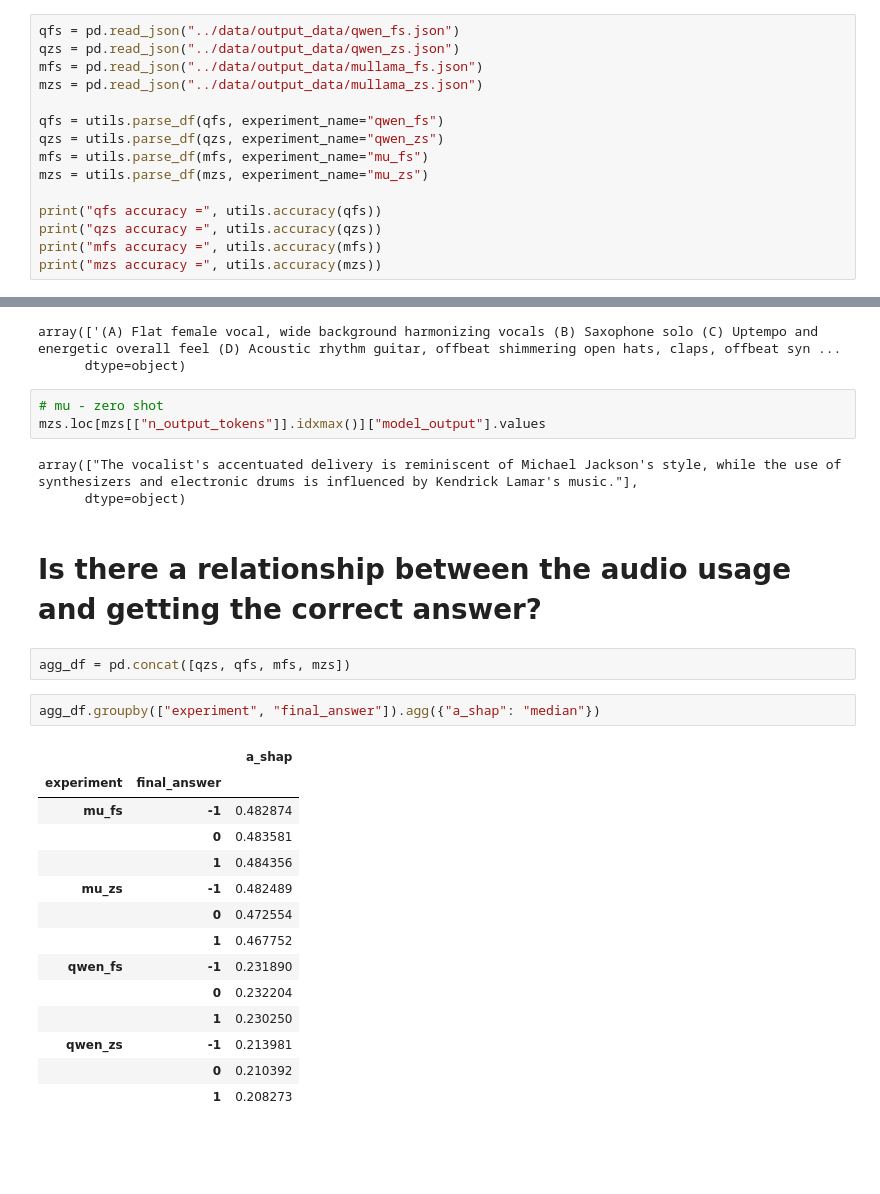
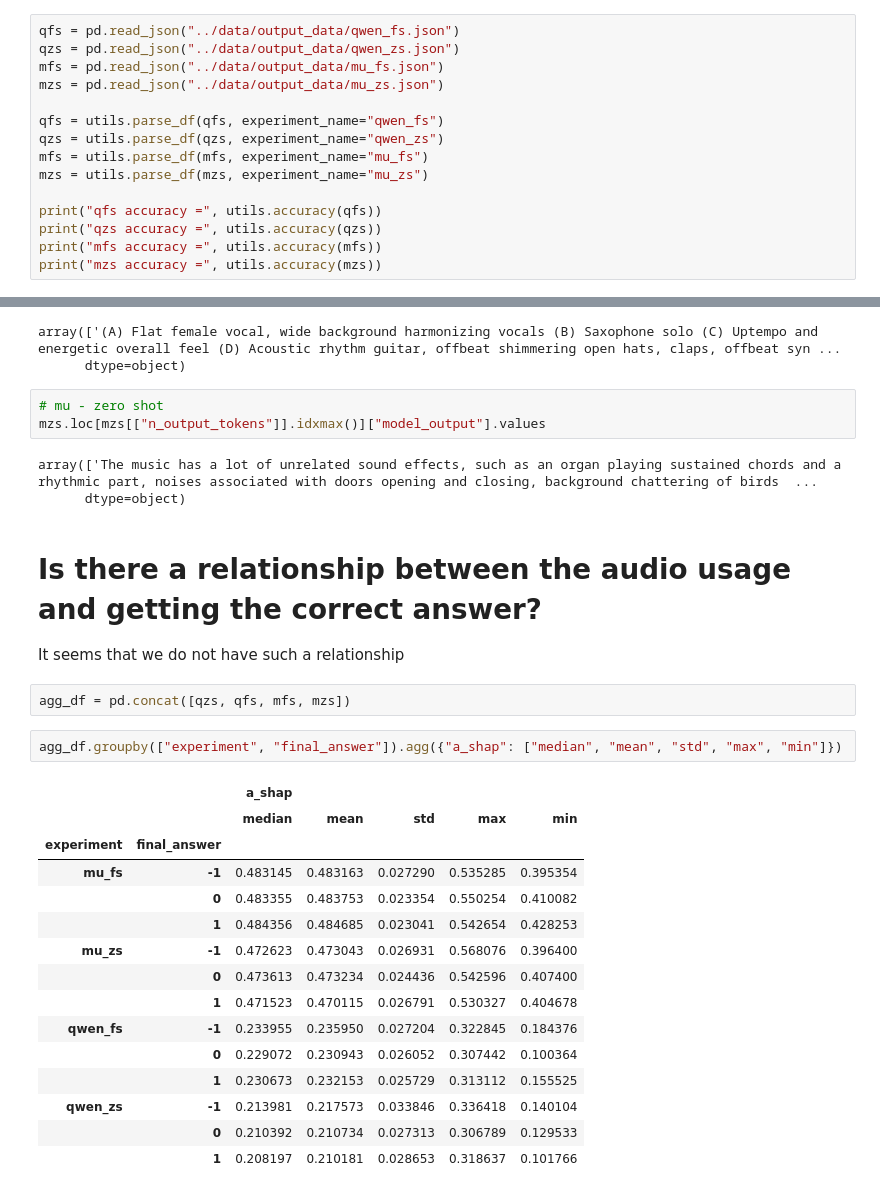
Before and after one commit to giovana-morais/2025_investigating_mmshap, a Jupyter notebook: notebooks/1_quantitative_analysis.ipynb, the cells around one changed output, grey strips where cells are left out. Drawn from its saved outputs; the diff is of its cells as text; blank space fills up the shorter version.

Commit message:
Add single-sounding event analysis (#12)
* file dump

* ruff formatting

* veeery coarse refactor

```diff
--- a/notebooks/1_quantitative_analysis.ipynb
+++ b/notebooks/1_quantitative_analysis.ipynb
@@ -10,8 +10,8 @@ import utils
 # %%
 qfs = pd.read_json("../data/output_data/qwen_fs.json")
 qzs = pd.read_json("../data/output_data/qwen_zs.json")
-mfs = pd.read_json("../data/output_data/mullama_fs.json")
-mzs = pd.read_json("../data/output_data/mullama_zs.json")
+mfs = pd.read_json("../data/output_data/mu_fs.json")
+mzs = pd.read_json("../data/output_data/mu_zs.json")
 
 qfs = utils.parse_df(qfs, experiment_name="qwen_fs")
 qzs = utils.parse_df(qzs, experiment_name="qwen_zs")
@@ -217,26 +382,28 @@ array(['(A) Flat female vocal, wide background harmonizing vocals (B) Saxophone
 # mu - zero shot
 mzs.loc[mzs[["n_output_tokens"]].idxmax()]["model_output"].values
 # %% [output]
-array(["The vocalist's accentuated delivery is reminiscent of Michael Jackson's style, while the use of synthesizers and electronic drums is influenced by Kendrick Lamar's music."],
+array(['The music has a lot of unrelated sound effects, such as an organ playing sustained chords and a rhythmic part, noises associated with doors opening and closing, background chattering of birds  ...
       dtype=object)
 # %% [markdown]
 # Is there a relationship between the audio usage and getting the correct answer?
+It seems that we do not have such a relationship
 # %%
 agg_df = pd.concat([qzs, qfs, mfs, mzs])
 # %%
-agg_df.groupby(["experiment", "final_answer"]).agg({"a_shap": "median"})
+agg_df.groupby(["experiment", "final_answer"]).agg({"a_shap": ["median", "mean", "std", "max", "min"]})
 # %% [output]
-|  |  | a_shap |
-| experiment | final_answer |  |
-| mu_fs | -1 | 0.482874 |
-|  | 0 | 0.483581 |
-|  | 1 | 0.484356 |
-| mu_zs | -1 | 0.482489 |
-|  | 0 | 0.472554 |
-|  | 1 | 0.467752 |
-| qwen_fs | -1 | 0.231890 |
-|  | 0 | 0.232204 |
-|  | 1 | 0.230250 |
-| qwen_zs | -1 | 0.213981 |
-|  | 0 | 0.210392 |
-|  | 1 | 0.208273 |
+|  |  | a_shap |  |  |  |  |
+|  |  | median | mean | std | max | min |
+| experiment | final_answer |  |  |  |  |  |
+| mu_fs | -1 | 0.483145 | 0.483163 | 0.027290 | 0.535285 | 0.395354 |
+|  | 0 | 0.483355 | 0.483753 | 0.023354 | 0.550254 | 0.410082 |
+|  | 1 | 0.484356 | 0.484685 | 0.023041 | 0.542654 | 0.428253 |
+| mu_zs | -1 | 0.472623 | 0.473043 | 0.026931 | 0.568076 | 0.396400 |
+|  | 0 | 0.473613 | 0.473234 | 0.024436 | 0.542596 | 0.407400 |
+|  | 1 | 0.471523 | 0.470115 | 0.026791 | 0.530327 | 0.404678 |
+| qwen_fs | -1 | 0.233955 | 0.235950 | 0.027204 | 0.322845 | 0.184376 |
+|  | 0 | 0.229072 | 0.230943 | 0.026052 | 0.307442 | 0.100364 |
+|  | 1 | 0.230673 | 0.232153 | 0.025729 | 0.313112 | 0.155525 |
+| qwen_zs | -1 | 0.213981 | 0.217573 | 0.033846 | 0.336418 | 0.140104 |
+|  | 0 | 0.210392 | 0.210734 | 0.027313 | 0.306789 | 0.129533 |
+|  | 1 | 0.208197 | 0.210181 | 0.028653 | 0.318637 | 0.101766 |
```
Also changed, not shown: parts of 28 cells of this notebook, 24 other files.
